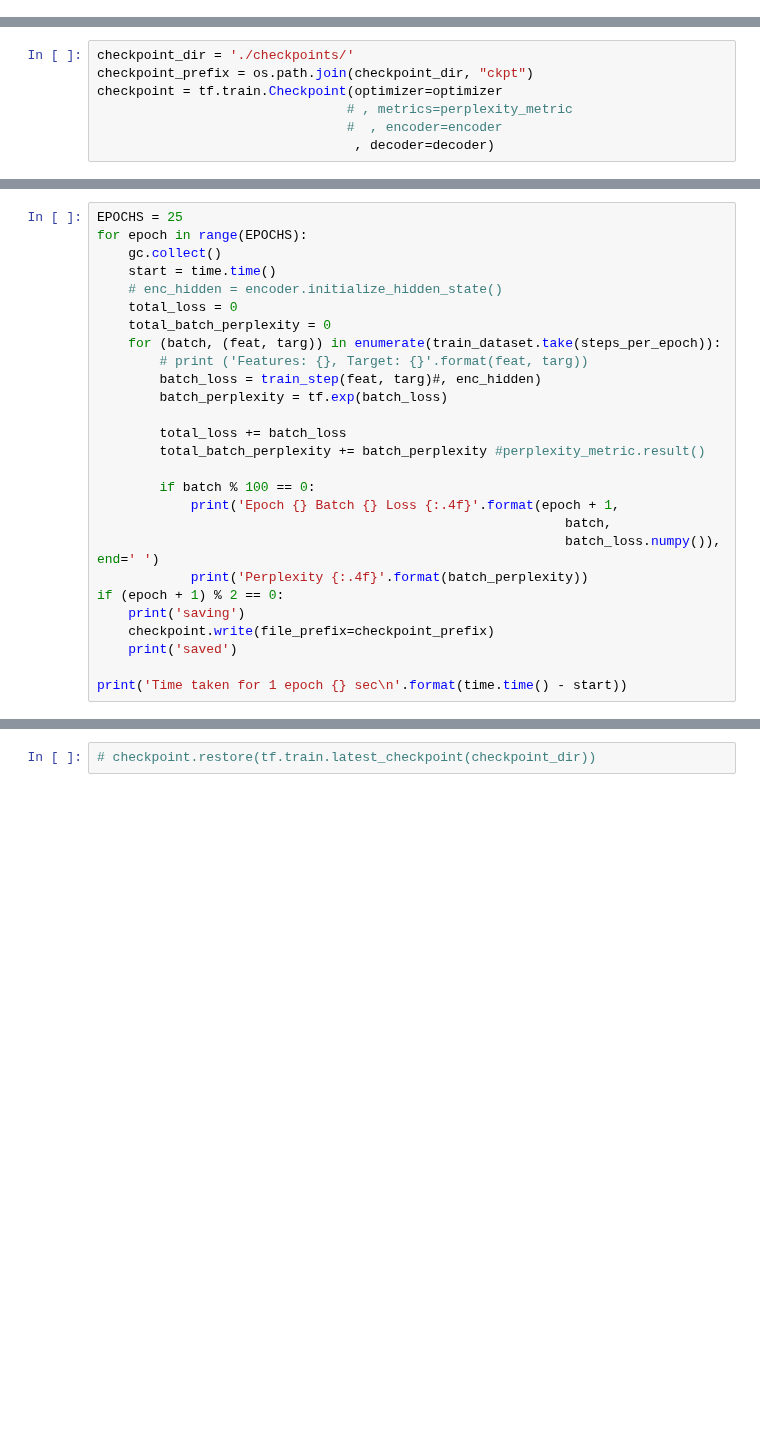
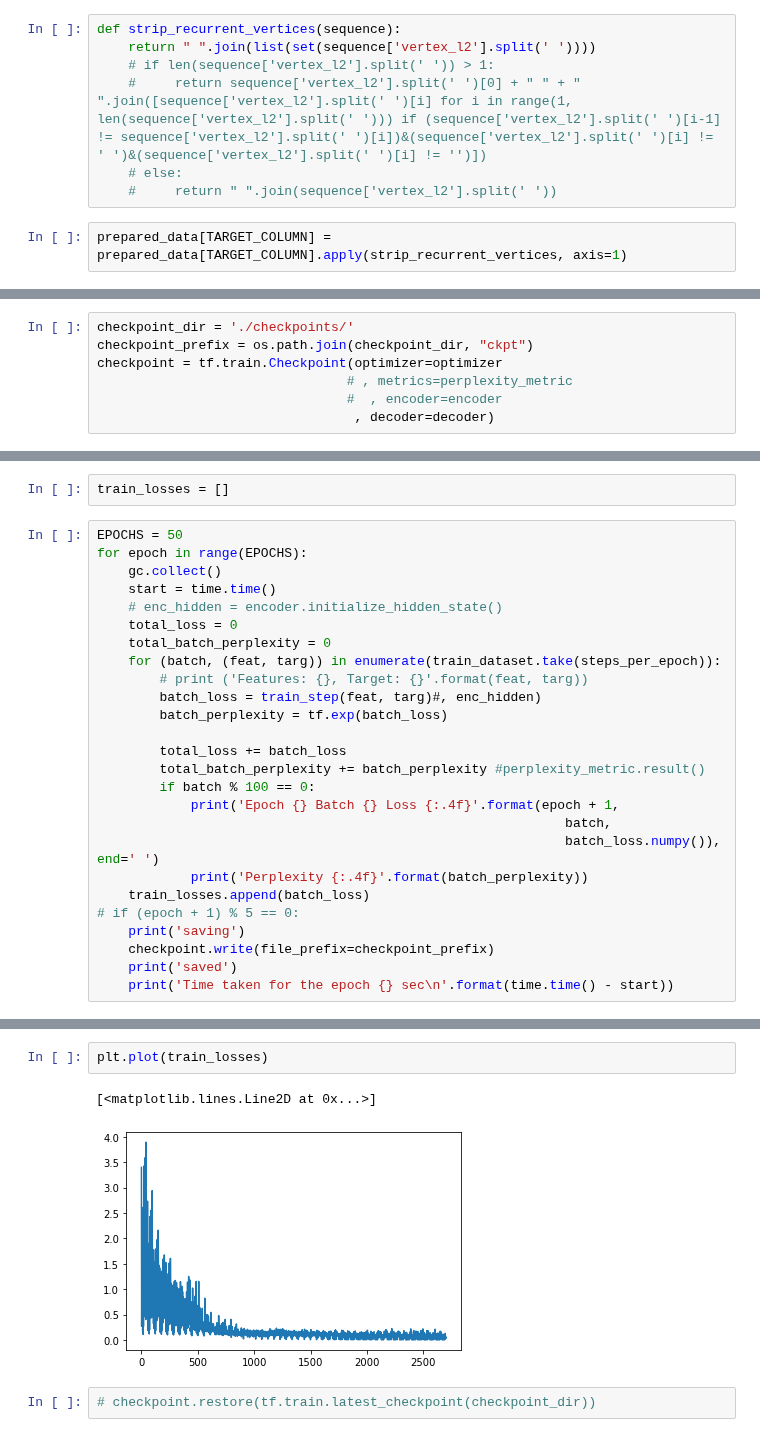
Before and after one commit to whatevernevermindbro/nl2ml-mirror, a Jupyter notebook: models_scripts/task2seq/task2seq.ipynb, the cells around one changed output, grey strips where cells are left out. Drawn from its saved outputs; the diff is of its cells as text; blank space fills up the shorter version.

Commit message:
added: strip recurring vertices, plot learning history

```diff
--- a/models_scripts/task2seq/task2seq.ipynb
+++ b/models_scripts/task2seq/task2seq.ipynb
@@ -197,2 +227,11 @@ notebook #11400829 done
 # %% [markdown]
 ### Converting Dtypes
+# %%
+def strip_recurrent_vertices(sequence):
+    return " ".join(list(set(sequence['vertex_l2'].split(' '))))
+    # if len(sequence['vertex_l2'].split(' ')) > 1:
+    #     return sequence['vertex_l2'].split(' ')[0] + " " + " ".join([sequence['vertex_l2'].split(' ')[i] for i in range(1, len(sequence['vertex_l2'].split(' '))) if (sequence['vertex_l2'].split(' ')[i-1] != sequence['vertex_l2'].split(' ')[i])&(sequence['vertex_l2'].split(' ')[i] != ' ')&(sequence['vertex_l2'].split(' ')[i] != '')])
+    # else:
+    #     return " ".join(sequence['vertex_l2'].split(' '))
+# %%
+prepared_data[TARGET_COLUMN] = prepared_data[TARGET_COLUMN].apply(strip_recurrent_vertices, axis=1)
@@ -421,5 +464,7 @@ checkpoint = tf.train.Checkpoint(optimizer=optimizer
+# %%
+train_losses = []
 # %%
-EPOCHS = 25
+EPOCHS = 50
 for epoch in range(EPOCHS):
     gc.collect()
     start = time.time()
@@ -433,16 +478,15 @@ for epoch in range(EPOCHS):
 
         total_loss += batch_loss
         total_batch_perplexity += batch_perplexity #perplexity_metric.result()
-
         if batch % 100 == 0:
             print('Epoch {} Batch {} Loss {:.4f}'.format(epoch + 1,
                                                             batch,
                                                             batch_loss.numpy()), end=' ')
             print('Perplexity {:.4f}'.format(batch_perplexity))
-if (epoch + 1) % 2 == 0:
+    train_losses.append(batch_loss)
+# if (epoch + 1) % 5 == 0:
     print('saving')
     checkpoint.write(file_prefix=checkpoint_prefix)
     print('saved')
-
-print('Time taken for 1 epoch {} sec\n'.format(time.time() - start))
+    print('Time taken for the epoch {} sec\n'.format(time.time() - start))
 # %% [output]
@@ -466,3 +510,8 @@ Time taken for 1 epoch 38.937057971954346 sec
+# %%
+plt.plot(train_losses)
+# %% [output]
+[<matplotlib.lines.Line2D at 0x...>]
+[figure, added]
 # %%
 # checkpoint.restore(tf.train.latest_checkpoint(checkpoint_dir))
 # %% [markdown]
```
Also changed, not shown: parts of 28 cells of this notebook.
